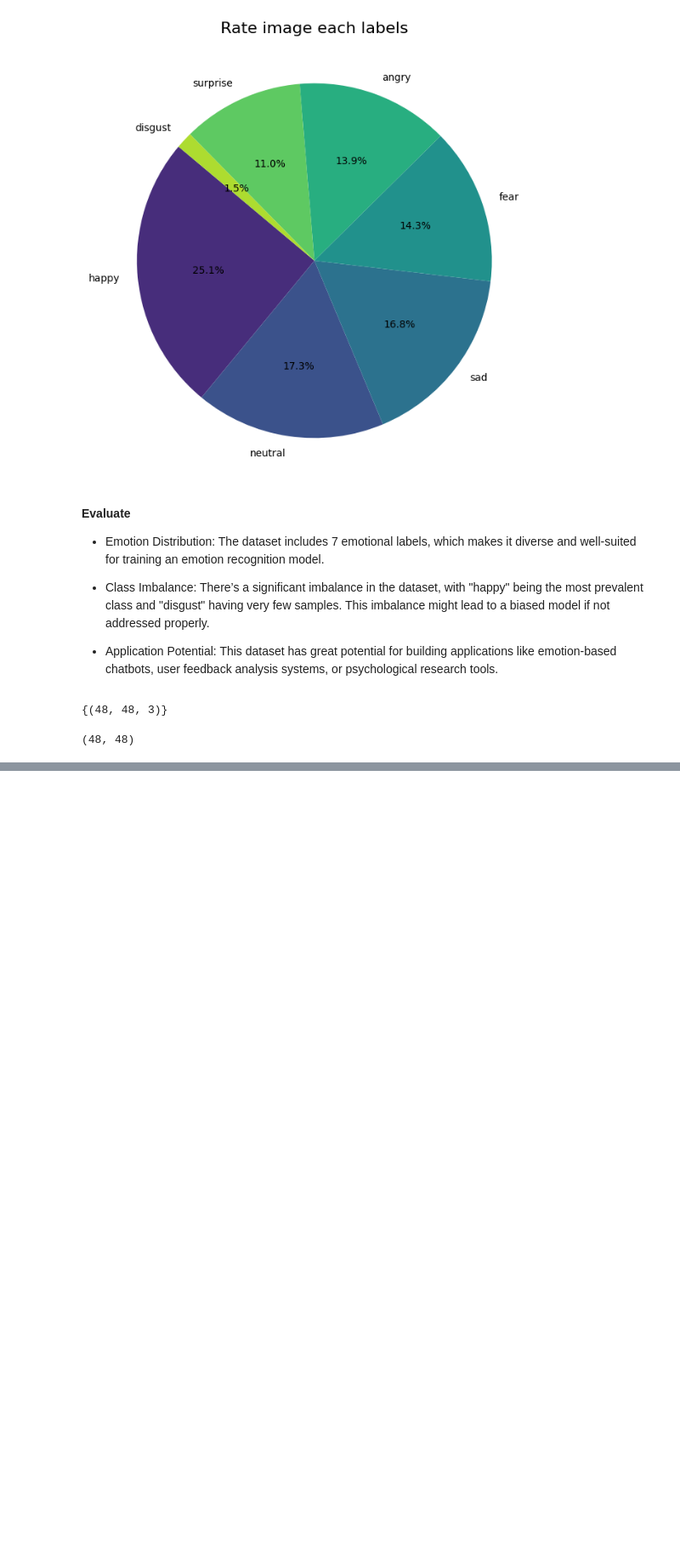
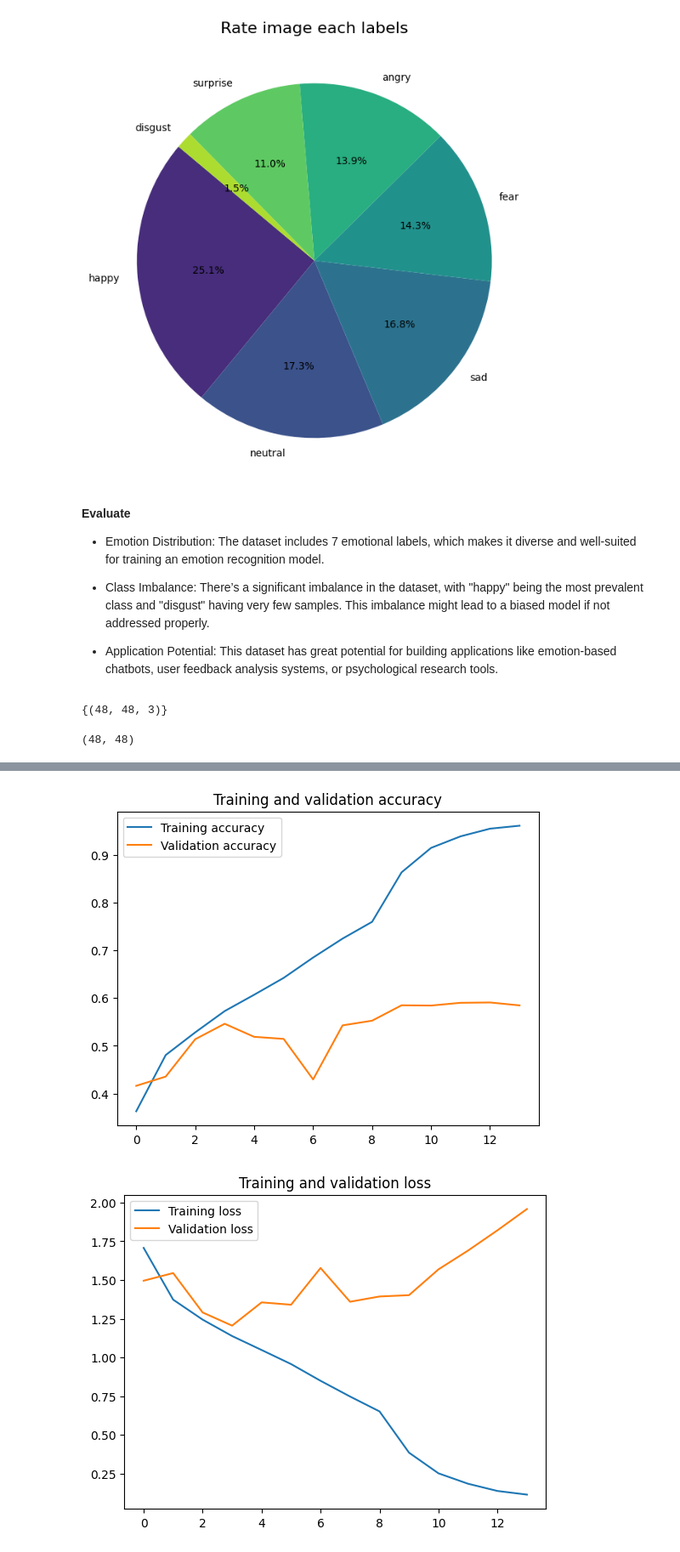
Before and after one commit to ntnhan-ds/face_sentiment_detection, a Jupyter notebook: training.ipynb, the cells around one changed output, grey strips where cells are left out. Shown at 85% size. Drawn from its saved outputs; the diff is of its cells as text; code cells hidden in the pictures; blank space fills up the shorter version.

Commit message:
training my model

```diff
--- a/training.ipynb
+++ b/training.ipynb
@@ -172,0 +195,5 @@ class DataLoader():
+# %%
+X=df['path']
+X_train,X_valid,y_train,y_valid=train_test_split(X,y,test_size=0.2,random_state=42,stratify=y)
+print(f"Shape data train: {X_train.shape} {y_train.shape}")
+print(f"Shape data valid: {X_valid.shape} {y_valid.shape}")
@@ -172,0 +203,8 @@ class DataLoader():
+# %%
+# Set data train and test
+train_dataset=Dataset(X_train,y_train,image_w,image_h)
+valid_dataset=Dataset(X_valid,y_valid,image_w,image_h)
+
+# Training and testing set
+train_loader=DataLoader(train_dataset,32)
+valid_loader=DataLoader(valid_dataset,32)
@@ -172,0 +280,7 @@ class DataLoader():
+# %%
+reduce_lr = ReduceLROnPlateau(monitor='val_loss', factor=0.2,
+                              patience=5, min_lr=0.00001)
+early_stopping = EarlyStopping(monitor='val_loss', patience=10, restore_best_weights=True)
+# %%
+# training
+history=my_model.fit(train_loader, epochs=100, validation_data=valid_loader,callbacks=[reduce_lr,early_stopping])
@@ -172,0 +318,33 @@ class DataLoader():
+# %%
+def plot_training(history):
+    # Retrieve a list of accuracy results on training and test data
+    acc = history.history['accuracy']
+    val_acc = history.history['val_accuracy']
+
+    # Retrieve a list of list results on training and test data
+    # sets for each epoch
+    loss = history.history['loss']
+    val_loss = history.history['val_loss']
+
+    # Get number of epochs
+    epochs = range(len(acc))
+
+    # Plot training and validation accuracy per epoch
+    plt.plot(epochs, acc, label='Training accuracy')
+    plt.plot(epochs, val_acc, label='Validation accuracy')
+    plt.title('Training and validation accuracy')
+    plt.legend()
+
+    plt.figure()
+
+    # Plot training and validation loss per epoch
+    plt.plot(epochs, loss, label='Training loss')
+    plt.plot(epochs, val_loss, label='Validation loss')
+    plt.title('Training and validation loss')
+    plt.legend()
+
+    plt.show()
+plot_training(history)
+# %% [output]
+[figure, added]
+[figure, added]
```
Also changed, not shown: parts of 9 cells of this notebook, 1 other file.
